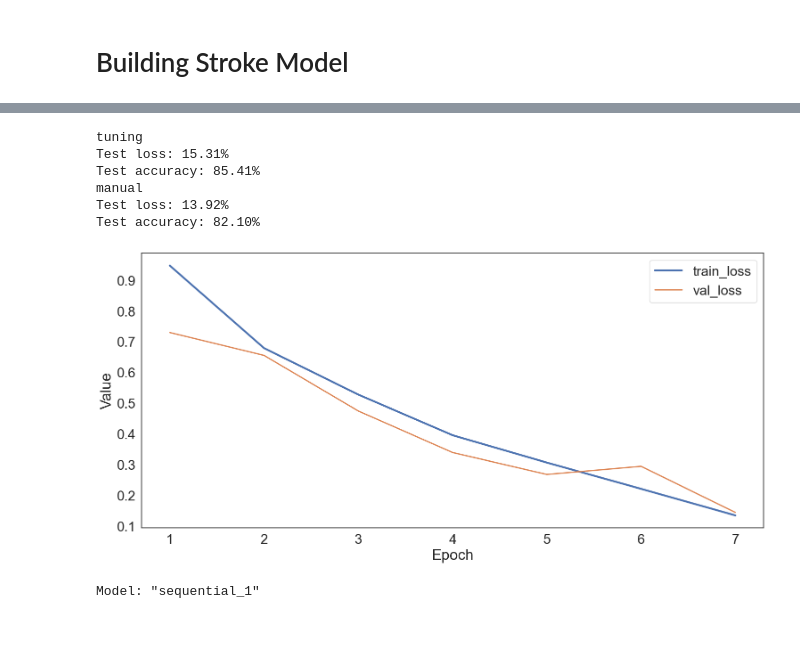
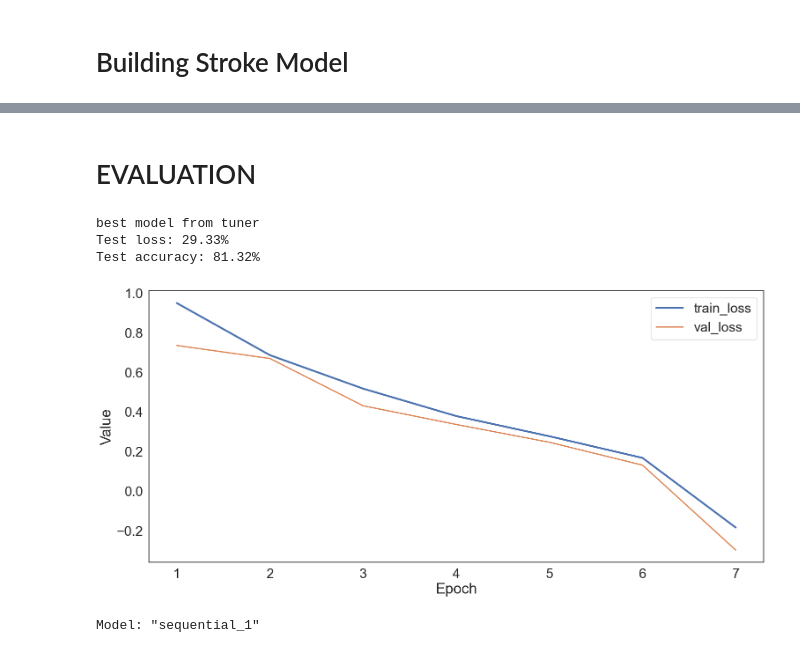
Before and after one commit to ng-anhhtuann/ecg-stroke-prediction, a Jupyter notebook: elderly-stroke/scripts/stroke_model_train.ipynb, the cells around one changed output, grey strips where cells are left out. Saved outputs shown, nothing was run; the diff lists cells and outputs as text; code cells hidden in the pictures.

```diff
--- a/elderly-stroke/scripts/stroke_model_train.ipynb
+++ b/elderly-stroke/scripts/stroke_model_train.ipynb
@@ -14,7 +14,7 @@ from sklearn.metrics import mean_absolute_percentage_error
 
 import tensorflow as tf
 import keras_tuner as kt
-from tensorflow.keras.models import Sequential, load_model # type: ignore
+from tensorflow.keras.models import Sequential, load_model, Model # type: ignore
 from tensorflow.keras.layers import Conv1D, Input, Dense, Dropout, GlobalMaxPooling1D, LayerNormalization, BatchNormalization, MaxPooling1D # type: ignore
 from tensorflow.keras.optimizers import Adam # type: ignore
 from tensorflow.keras.losses import BinaryCrossentropy # type: ignore
@@ -32,13 +32,14 @@ DATASET_STROKE = "../24h-ecg-quality"
 DATASET_STROKE_UNQUALITY = "../24h-ecg-unquality"
 DATASET_TEST = "../dataset-stroke-test"
 METADATA = '../subjects.xlsx'
+QC_MODEL = '/qc-model'
 # %% [output]
 Num GPUs Available:  0
 # %% [markdown]
 # Predict all rest dataset in FOLDER_FILTER
 # %%
 label_after_qc= os.path.join(FOLDER_FILTER, "label.txt")
-loaded_model = load_model(os.path.join(MODEL, "qc_model.keras"))
+loaded_model = load_model(os.path.join(MODEL + QC_MODEL, "qc_model.keras"))
 
 with open(label_after_qc, 'w') as label_file:
     for file_name in os.listdir(FOLDER_FILTER):
@@ -241,7 +242,7 @@ def build_model(hp):
 
 tuner = kt.Hyperband(
     build_model,
-    objective='binary_accuracy',
+    objective='val_loss',
     max_epochs=50,
     factor=3,
     directory=MODEL,
@@ -452,34 +450,28 @@ Epoch 7: val_loss improved from 0.26760 to 0.14386, saving model to ../model/str
 Restoring model weights from the end of the best epoch: 7.
+# %% [markdown]
+# EVALUATION
 # %%
-score = best_model.evaluate(X_test, y_test, verbose=0)
-print("tuning")
-print(f"Test loss: {score[0] * 100:.2f}%")
-print(f"Test accuracy: {score[1] * 100:.2f}%")
-
-test_loss, test_accuracy = model.evaluate(X_test, y_test, verbose=0)
-print("manual")
+test_loss, test_accuracy = best_model.evaluate(X_test, y_test, verbose=0)
+print("best model from tuner")
 print(f'Test loss: {test_loss * 100:.2f}%')
 print(f'Test accuracy: {test_accuracy * 100:.2f}%')
 
 train_loss = history.history['loss']
 val_loss = history.history['val_loss']
 
 plt.figure(figsize=(18, 8))
 sns.set(font_scale=2)
 sns.set_style("white")
 
 plt.plot(range(1, len(train_loss) + 1), train_loss, label='train_loss', linewidth=3.0)
 plt.plot(range(1, len(val_loss) + 1), val_loss, label='val_loss', linewidth=2.0)
 
 plt.xlabel('Epoch')
 plt.ylabel('Value')
 plt.legend()
 plt.show()
 # %% [output]
-tuning
-Test loss: 15.31%
-Test accuracy: 85.41%
-manual
-Test loss: 13.92%
-Test accuracy: 82.10%
+best model from tuner
+Test loss: 29.33%
+Test accuracy: 81.32%
-[figure, old version]
+[figure, new version]
```
Also changed, not shown: parts of 13 cells of this notebook, 1 other file.
